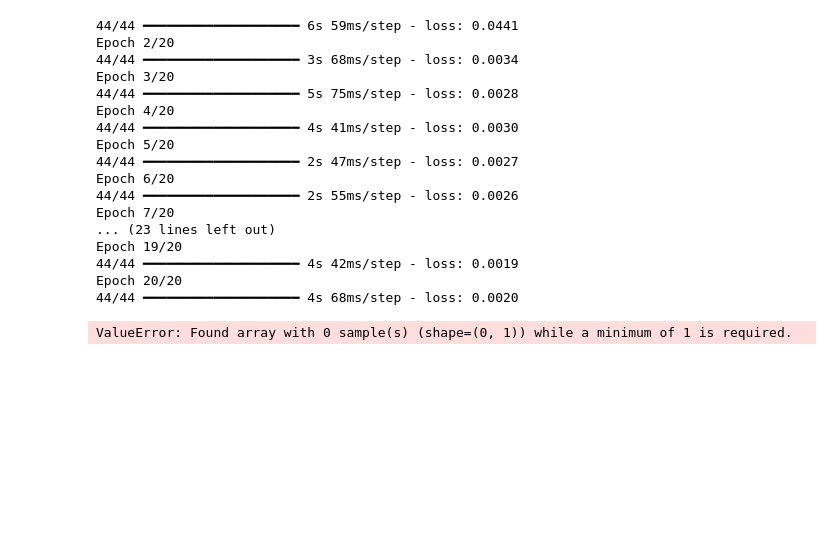
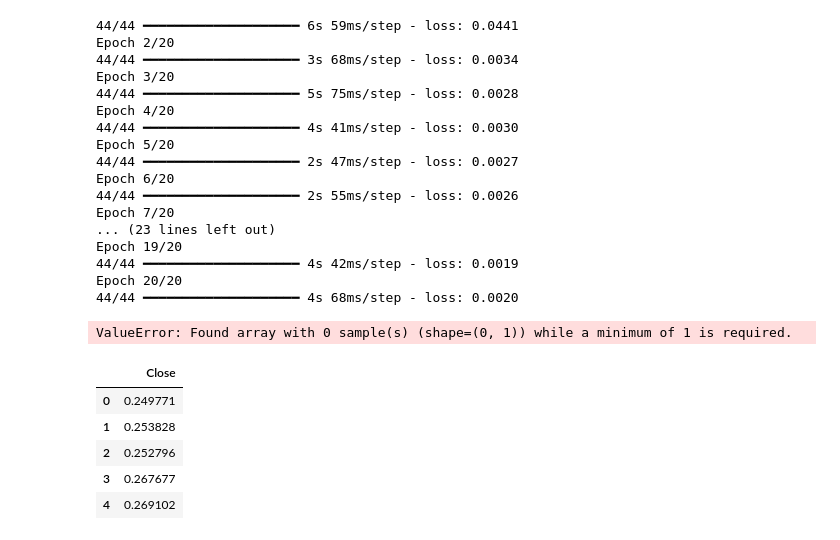
Before and after one commit to Group5-week9-10ac/Crypto-Trading-Engineering, a Jupyter notebook: backend/notebooks/load-data.ipynb, the cells around one changed output. Cells and saved outputs as stored; diff of their text form; code cells hidden in the pictures; blank space fills up the shorter version.

```diff
--- a/backend/notebooks/load-data.ipynb
+++ b/backend/notebooks/load-data.ipynb
@@ -557,3 +557,14 @@ Epoch 19/20
 Epoch 20/20
 44/44 ━━━━━━━━━━━━━━━━━━━━ 4s 68ms/step - loss: 0.0020
 ValueError: Found array with 0 sample(s) (shape=(0, 1)) while a minimum of 1 is required.
+# %%
+df = pd.read_csv('/home/moraa/Documents/10_academy/Week-9/Crypto-Trading-Engineering/MLOps/data/ADA-USD_data.csv')
+
+df.head()
+# %% [output]
+|  | Close |
+| 0 | 0.249771 |
+| 1 | 0.253828 |
+| 2 | 0.252796 |
+| 3 | 0.267677 |
+| 4 | 0.269102 |
```
Also changed, not shown: parts of 3 cells of this notebook, 20 other files.
